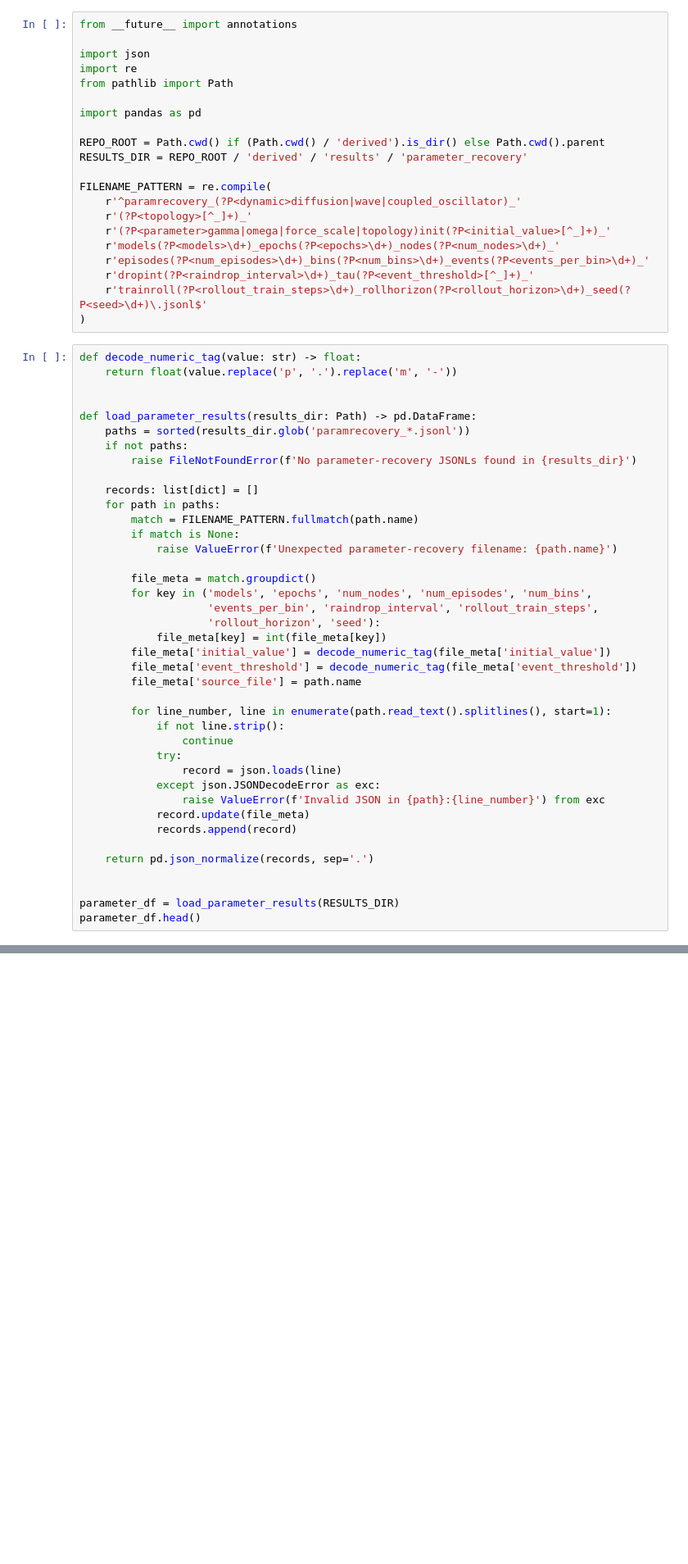
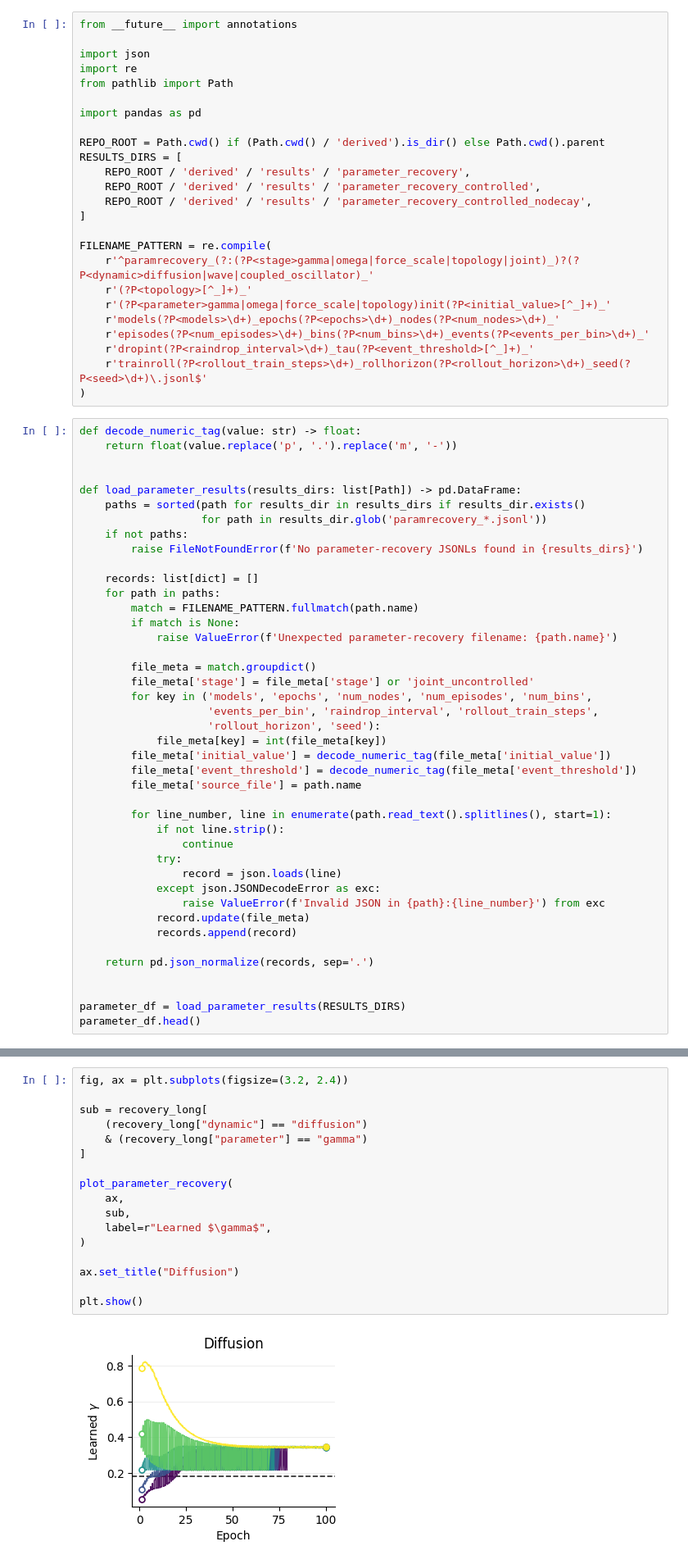
Before and after one commit to tweninger/fnn, a Jupyter notebook: notebooks/4_parameter_search.ipynb, the cells around one changed output, grey strips where cells are left out. Shown at 82% size. Drawn from its saved outputs; the diff is of its cells as text; blank space fills up the shorter version.

Commit message:
add controlled FNN parameter recovery

```diff
--- a/notebooks/4_parameter_search.ipynb
+++ b/notebooks/4_parameter_search.ipynb
@@ -12,10 +12,14 @@ from pathlib import Path
 import pandas as pd
 
 REPO_ROOT = Path.cwd() if (Path.cwd() / 'derived').is_dir() else Path.cwd().parent
-RESULTS_DIR = REPO_ROOT / 'derived' / 'results' / 'parameter_recovery'
+RESULTS_DIRS = [
+    REPO_ROOT / 'derived' / 'results' / 'parameter_recovery',
+    REPO_ROOT / 'derived' / 'results' / 'parameter_recovery_controlled',
+    REPO_ROOT / 'derived' / 'results' / 'parameter_recovery_controlled_nodecay',
+]
 
 FILENAME_PATTERN = re.compile(
-    r'^paramrecovery_(?P<dynamic>diffusion|wave|coupled_oscillator)_'
+    r'^paramrecovery_(?:(?P<stage>gamma|omega|force_scale|topology|joint)_)?(?P<dynamic>diffusion|wave|coupled_oscillator)_'
     r'(?P<topology>[^_]+)_'
     r'(?P<parameter>gamma|omega|force_scale|topology)init(?P<initial_value>[^_]+)_'
     r'models(?P<models>\d+)_epochs(?P<epochs>\d+)_nodes(?P<num_nodes>\d+)_'
@@ -28,10 +32,11 @@ def decode_numeric_tag(value: str) -> float:
     return float(value.replace('p', '.').replace('m', '-'))
 
 
-def load_parameter_results(results_dir: Path) -> pd.DataFrame:
-    paths = sorted(results_dir.glob('paramrecovery_*.jsonl'))
+def load_parameter_results(results_dirs: list[Path]) -> pd.DataFrame:
+    paths = sorted(path for results_dir in results_dirs if results_dir.exists()
+                   for path in results_dir.glob('paramrecovery_*.jsonl'))
     if not paths:
-        raise FileNotFoundError(f'No parameter-recovery JSONLs found in {results_dir}')
+        raise FileNotFoundError(f'No parameter-recovery JSONLs found in {results_dirs}')
 
     records: list[dict] = []
     for path in paths:
@@ -40,6 +45,7 @@ def load_parameter_results(results_dir: Path) -> pd.DataFrame:
             raise ValueError(f'Unexpected parameter-recovery filename: {path.name}')
 
         file_meta = match.groupdict()
+        file_meta['stage'] = file_meta['stage'] or 'joint_uncontrolled'
         for key in ('models', 'epochs', 'num_nodes', 'num_episodes', 'num_bins',
                     'events_per_bin', 'raindrop_interval', 'rollout_train_steps',
                     'rollout_horizon', 'seed'):
@@ -61,5 +67,5 @@ def load_parameter_results(results_dir: Path) -> pd.DataFrame:
     return pd.json_normalize(records, sep='.')
 
 
-parameter_df = load_parameter_results(RESULTS_DIR)
+parameter_df = load_parameter_results(RESULTS_DIRS)
 parameter_df.head()
@@ -80,0 +277,19 @@ print('Parameter-trace columns:', trace_columns)
+# %%
+fig, ax = plt.subplots(figsize=(3.2, 2.4))
+
+sub = recovery_long[
+    (recovery_long["dynamic"] == "diffusion")
+    & (recovery_long["parameter"] == "gamma")
+]
+
+plot_parameter_recovery(
+    ax,
+    sub,
+    label=r"Learned $\gamma$",
+)
+
+ax.set_title("Diffusion")
+
+plt.show()
+# %% [output]
+[figure, added]
```
Also changed, not shown: parts of 9 cells of this notebook, 7 other files.
